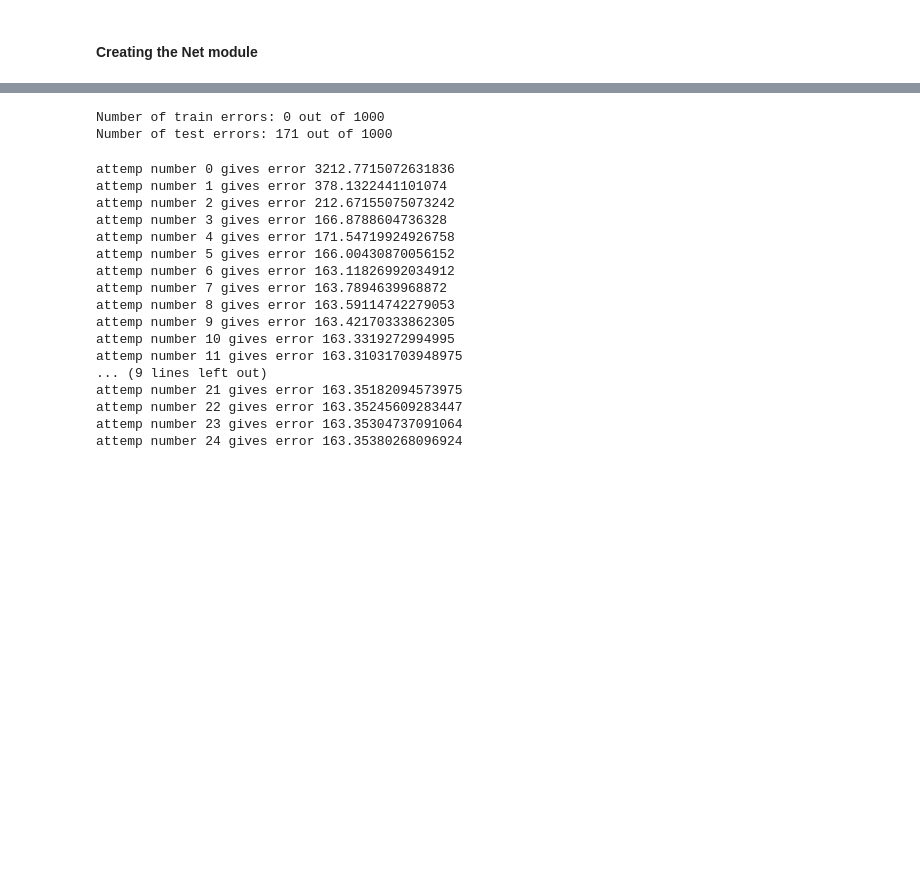
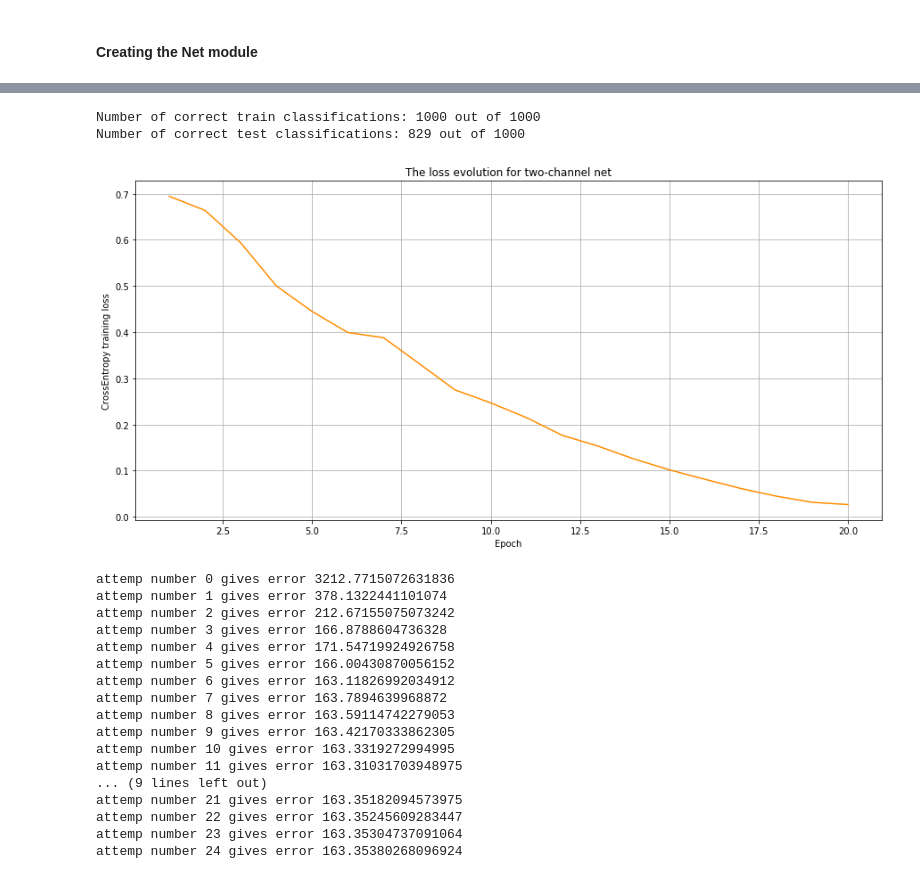
Before and after one commit to masyahook/Deep_learning_mini_projects, a Jupyter notebook: project_attempt.ipynb, the cells around one changed output, grey strips where cells are left out. Saved outputs shown, nothing was run; the diff lists cells and outputs as text; code cells hidden in the pictures; blank space fills up the shorter version.

```diff
--- a/project_attempt.ipynb
+++ b/project_attempt.ipynb
@@ -37,3 +35,14 @@ train_input, train_target, train_classes, test_input, test_target, test_classes
+# %%
+train_inputs, train_targets, train_classes, test_inputs, test_targets, test_classes = prologue.generate_pair_sets(N)
+
+# Normalize the training sets
+mu, std = train_inputs.mean(), train_inputs.std()
+train_inputs.sub_(mu).div_(std)
+
+# Normalize the test sets
+test_inputs.sub_(mu).div_(std)
+
+train_targets, test_targets = train_targets.float(), test_targets.float()
 # %% [markdown]
 ### Get a sense of it
 
@@ -112,7 +121,7 @@ class Net(nn.Module):
         # input has [mini_barch_size, 128], output has [mini_batch_size, 10]
         x = F.relu(self.fc2(x))
 
-        # input has [mini_barch_size, 10], output has [mini_batch_size, 1]
-        x = self.fc3(x)
+        # input has [mini_barch_size, 10], output is 1D mini_batch_size vector
+        x = self.fc3(x).view(-1)
 
         return x
@@ -151,3 +127,0 @@ def compute_nb_errors(model, inputs, targets, mini_batch_size=100):
-# %%
-model_attempt = Net()
-model = train_model(model_attempt, train_input.float(), train_target.float())
@@ -171,0 +210,3 @@ model = train_model(model_attempt, train_input.float(), train_target.float())
+# %%
+two_channel_net = Net()
+two_channel_net, losses = train_model(two_channel_net, train_inputs, train_targets)
@@ -172,14 +234,30 @@ model = train_model(model_attempt, train_input.float(), train_target.float())
 # %%
-mu, std = test_input.mean(), test_input.std()
-test_input.sub_(mu).div_(std)
+nb_errors_train = compute_nb_errors(two_channel_net, train_inputs, train_targets)
+nb_errors_test = compute_nb_errors(two_channel_net, test_inputs, test_targets)
 
-nb_errors_train = compute_nb_errors(model, train_input.float(), train_target.float())
-nb_errors_test = compute_nb_errors(model, test_input.float(), test_target.float())
-
-print('Number of train errors: %d out of %d\nNumber of test errors: %d out of %d' % (nb_errors_train, train_input.size(0), nb_errors_test, test_input.size(0)))
+print('Number of correct train classifications: %d out of %d\nNumber of correct test classifications: %d out of %d' %
+      (train_inputs.size(0) - nb_errors_train, train_inputs.size(0),
+       test_inputs.size(0) - nb_errors_test, test_inputs.size(0)))
 # %% [output]
-Number of train errors: 0 out of 1000
-Number of test errors: 171 out of 1000
+Number of correct train classifications: 1000 out of 1000
+Number of correct test classifications: 829 out of 1000
+# %%
+import matplotlib.pyplot as plt
+nb_epochs = 20
+
+# Creating an array with nb_epoch values
+epochs = range(1, nb_epochs+1)
+
+# Plotting the figure
+f, ax = plt.subplots(figsize=(15, 7))
+
+ax.plot(epochs, losses, 'darkorange')
+ax.set_ylabel('CrossEntropy training loss')
+ax.set_xlabel('Epoch')
+ax.grid('True')
+ax.set_title('The loss evolution for two-channel net');
+# %% [output]
+[figure, added]
 # %%
 class SiameseNetwork(nn.Module):
     def __init__(self):
```
Also changed, not shown: parts of 7 cells of this notebook.
